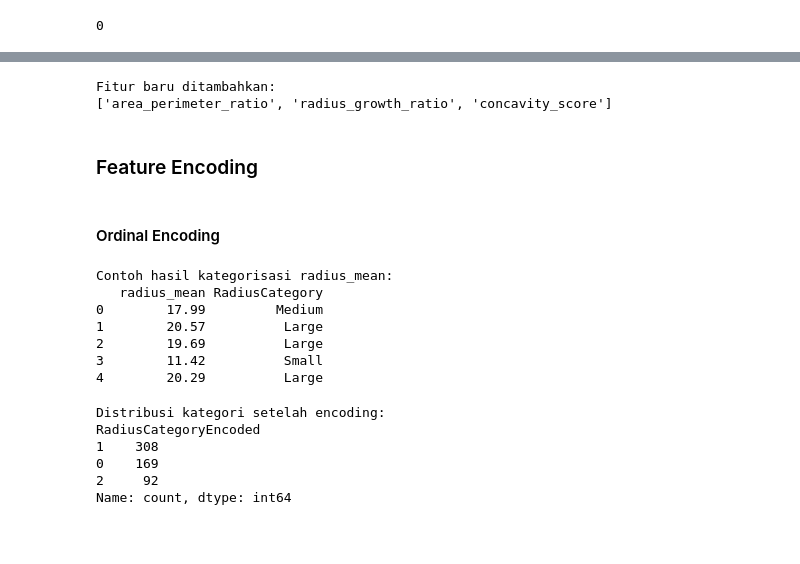
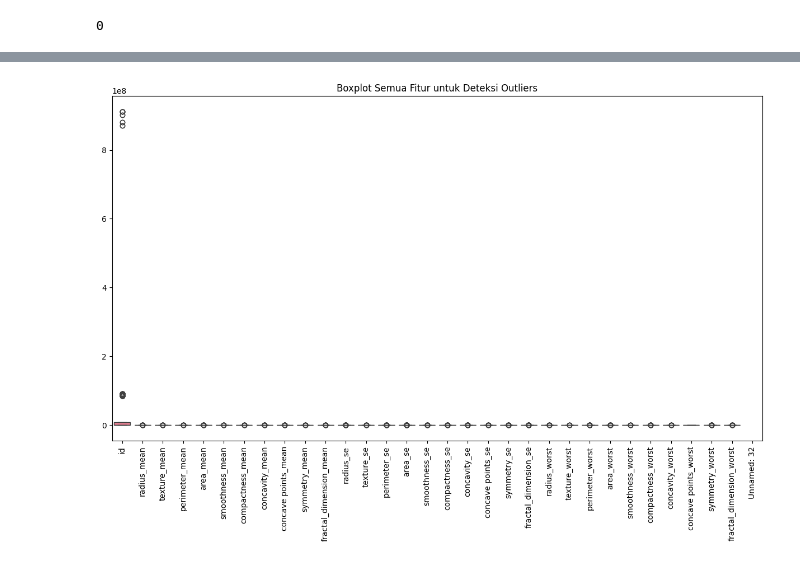
Before and after one commit to sleepymor/ITK-IF2514403-machine-learning-final, a Jupyter notebook: ML_A_BreastCancer_K2.ipynb, the cells around one changed output, grey strips where cells are left out. Drawn from its saved outputs; the diff is of its cells as text; code cells hidden in the pictures; blank space fills up the shorter version.

```diff
--- a/ML_A_BreastCancer_K2.ipynb
+++ b/ML_A_BreastCancer_K2.ipynb
@@ -15,2 +25,3 @@ import seaborn as sns
 # %%
-df = pd.read_csv('data.csv')
+df = pd.read_csv('/content/drive/MyDrive/ML_2026_K2_BreastCancer/data.csv')
+df.info()
@@ -413,60 +113,12 @@ df_clean
-# %%
-# Rasio area terhadap perimeter (indikasi bentuk / compactness)
-X['area_perimeter_ratio'] = X['area_mean'] / X['perimeter_mean']
-
-# Rasio radius worst terhadap radius mean (indikasi pertumbuhan abnormal)
-X['radius_growth_ratio'] = X['radius_worst'] / X['radius_mean']
-
-# Total skor "concavity" (gabungan concavity_mean + concave points_mean)
-X['concavity_score'] = X['concavity_mean'] + X['concave points_mean']
-
-print("Fitur baru ditambahkan:")
-print(['area_perimeter_ratio','radius_growth_ratio','concavity_score'])
-# %% [output]
-Fitur baru ditambahkan:
-['area_perimeter_ratio', 'radius_growth_ratio', 'concavity_score']
-# %% [markdown]
-### Feature Encoding
-# %% [markdown]
-#### Ordinal Encoding
-# %%
-# Membuat kategori ordinal berdasarkan radius_mean
-def categorize_radius(value):
-    if value < 12:
-        return "Small"
-    elif 12 <= value < 18:
-        return "Medium"
-    else:
-        return "Large"
-
-X['RadiusCategory'] = X['radius_mean'].apply(categorize_radius)
-
-print("Contoh hasil kategorisasi radius_mean:")
-print(X[['radius_mean','RadiusCategory']].head())
-# %% [output]
-Contoh hasil kategorisasi radius_mean:
-   radius_mean RadiusCategory
-0        17.99         Medium
-1        20.57          Large
-2        19.69          Large
-3        11.42          Small
-4        20.29          Large
-# %%
-# Mapping kategori ke nilai numerik (ordinal encoding)
-radius_map = {
-    "Small": 0,
-    "Medium": 1,
-    "Large": 2
-}
-
-X['RadiusCategoryEncoded'] = X['RadiusCategory'].map(radius_map)
-
-print("\nDistribusi kategori setelah encoding:")
-print(X['RadiusCategoryEncoded'].value_counts())
-# %% [output]
-Distribusi kategori setelah encoding:
-RadiusCategoryEncoded
-1    308
-0    169
-2     92
-Name: count, dtype: int64
+# %%
+# Pilih hanya kolom numerik
+numeric_cols = df.select_dtypes(include=['float64','int64']).columns
+
+# Boxplot untuk semua fitur numerik
+plt.figure(figsize=(15,8))
+sns.boxplot(data=df[numeric_cols])
+plt.xticks(rotation=90)   # putar label agar tidak bertumpuk
+plt.title("Boxplot Semua Fitur untuk Deteksi Outliers")
+plt.show()
+# %% [output]
+[figure, added]
```
Also changed, not shown: parts of 107 cells of this notebook.
